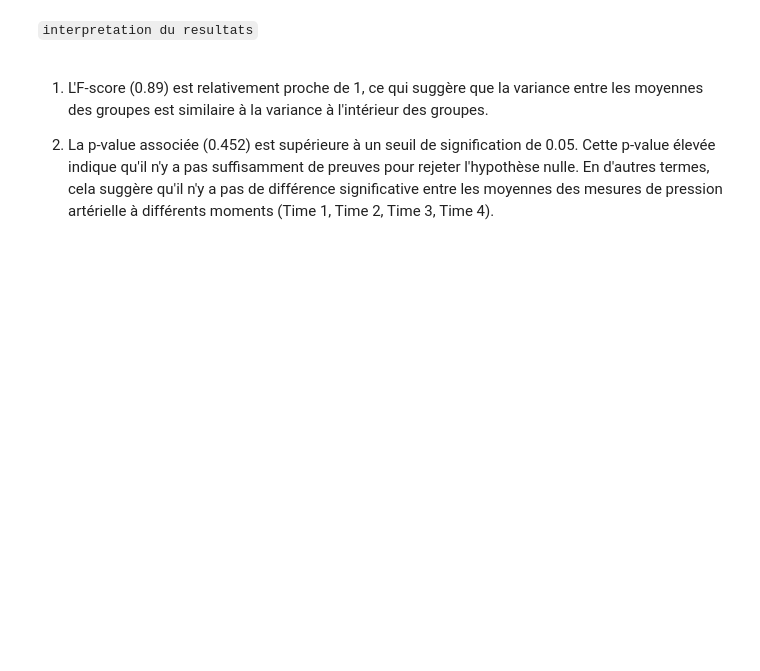
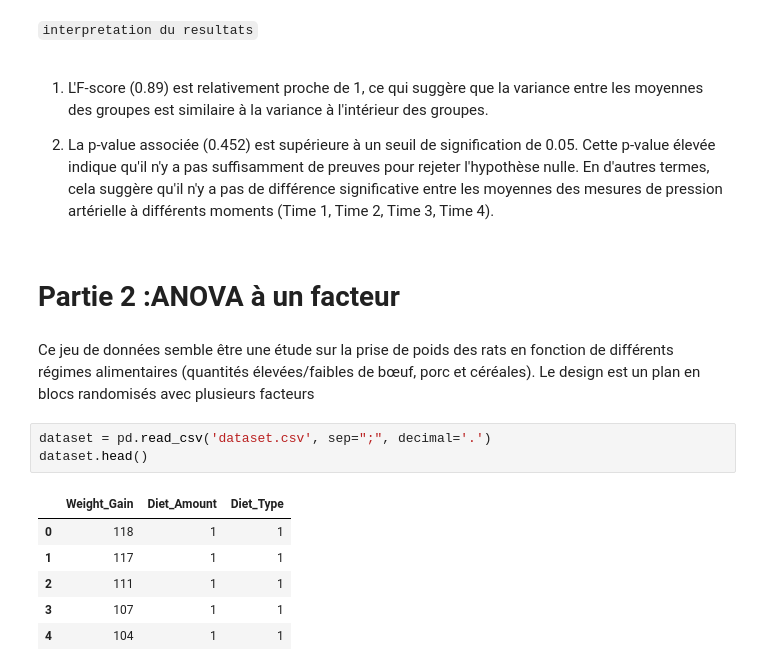
Before and after one commit to imad-oi/anova, a Jupyter notebook: index.ipynb, the cells around one changed output. Saved outputs shown, nothing was run; the diff lists cells and outputs as text; blank space fills up the shorter version.

Commit message:
ajouter le partie 2  ,apres les probleme de conflit

```diff
--- a/index.ipynb
+++ b/index.ipynb
@@ -124,3 +124,19 @@ Resultat de test : F = 0.8900658614212926 , p = 0.4519906064207322
 1. L'F-score (0.89) est relativement proche de 1, ce qui suggère que la variance entre les moyennes des groupes est similaire à la variance à l'intérieur des groupes.
 
 2. La p-value associée (0.452) est supérieure à un seuil de signification de 0.05. Cette p-value élevée indique qu'il n'y a pas suffisamment de preuves pour rejeter l'hypothèse nulle. En d'autres termes, cela suggère qu'il n'y a pas de différence significative entre les moyennes des mesures de pression artérielle à différents moments (Time 1, Time 2, Time 3, Time 4).
+# %% [markdown]
+# Partie 2 :ANOVA à un facteur
+# %% [markdown]
+Ce jeu de données semble être une étude sur la prise de poids des rats en fonction de différents régimes
+alimentaires (quantités élevées/faibles de bœuf, porc et céréales). Le design est un plan en blocs randomisés
+avec plusieurs facteurs
+# %%
+dataset = pd.read_csv('dataset.csv', sep=";", decimal='.')
+dataset.head()
+# %% [output]
+|  | Weight_Gain | Diet_Amount | Diet_Type |
+| 0 | 118 | 1 | 1 |
+| 1 | 117 | 1 | 1 |
+| 2 | 111 | 1 | 1 |
+| 3 | 107 | 1 | 1 |
+| 4 | 104 | 1 | 1 |
```
Also changed, not shown: parts of 10 cells of this notebook.
